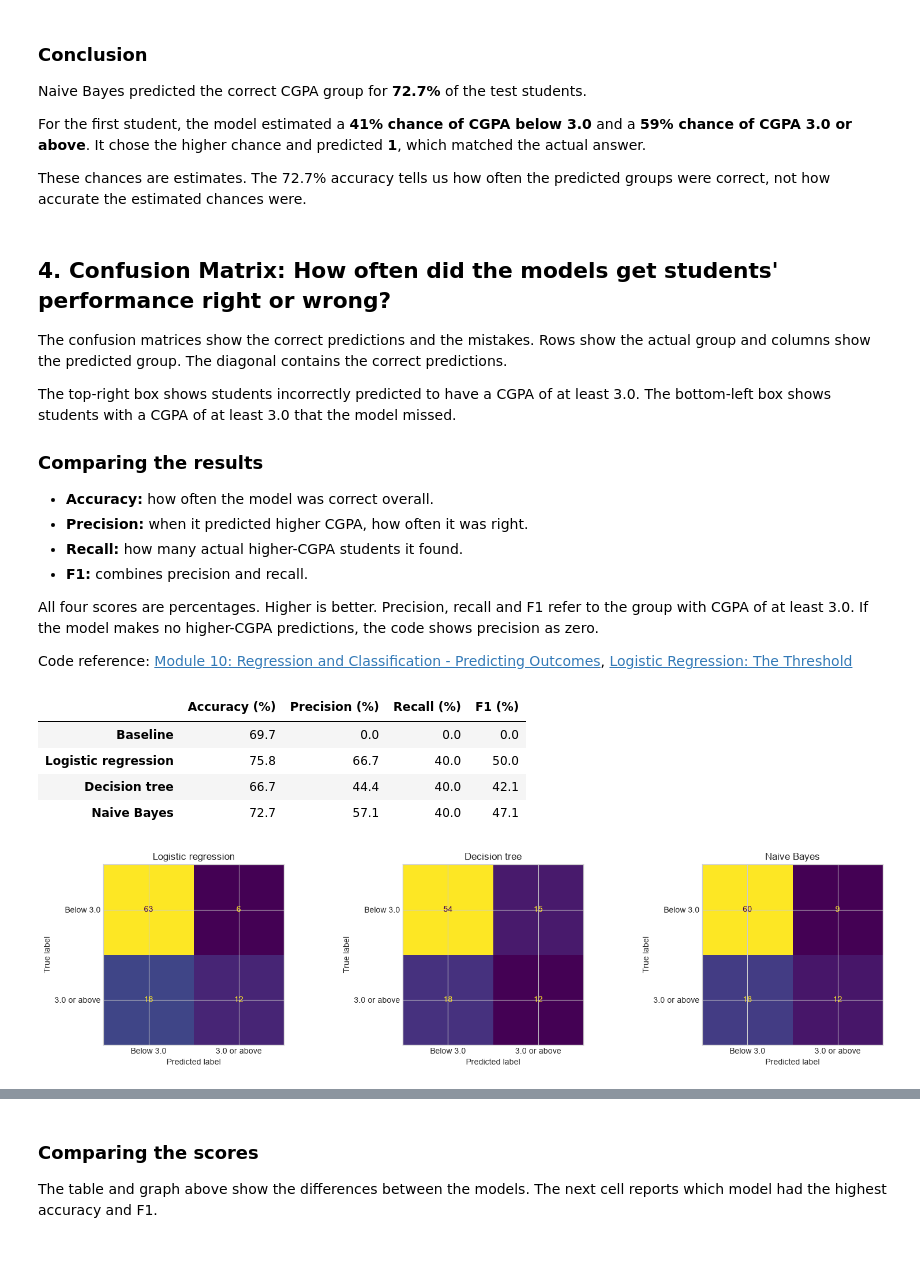
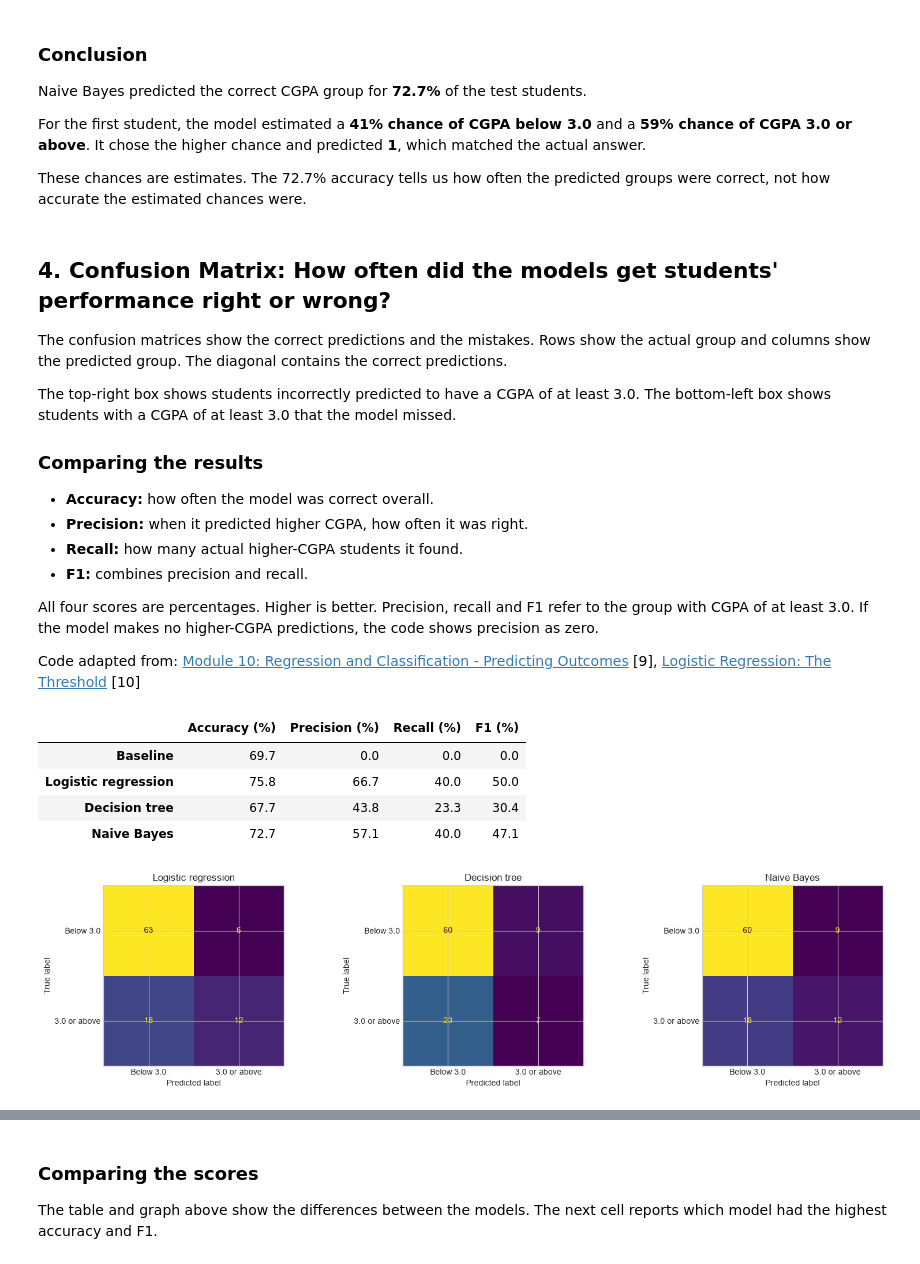
Before and after one commit to amelia720/Data-Science-Portfolio-Amelia-Hamulewicz, a Jupyter notebook: Notebooks/02-Student-Habits-and-Performance.ipynb, the cells around one changed output, grey strips where cells are left out. Cells and saved outputs as stored; diff of their text form; code cells hidden in the pictures.

```diff
--- a/Notebooks/02-Student-Habits-and-Performance.ipynb
+++ b/Notebooks/02-Student-Habits-and-Performance.ipynb
@@ -230,21 +234,15 @@ Code reference: [Decision Trees in Python Scikit-Learn: A Complete Guide For Beg
 # %%
-# Train the tree
-tree_model = DecisionTreeClassifier(
-    max_depth=4,
-    min_samples_leaf=20,
-    ccp_alpha=0.002,
-    random_state=42
-)
-tree_model.fit(Xtrain[features], Ytrain)
+# Create a tree using controls shown in reference [5]
+tree_model = DecisionTreeClassifier(max_depth=3, min_samples_leaf=20, random_state=42)
+tree_model.fit(Xtrain, Ytrain)
 
-# Check accuracy
-tree_predictions = tree_model.predict(Xtest[features])
-print('Tree Predicitons:', tree_predictions)
+# Check accuracy [6]
+tree_predictions = tree_model.predict(Xtest)
 print('Accuracy (%):',
       round(accuracy_score(Ytest, tree_predictions) * 100, 1))
 
-# Draw the tree
-plt.figure(figsize=(22, 12))
+# Draw the tree [6]
+plt.figure(figsize=(18, 8))
 boxes = plot_tree(
     tree_model,
     feature_names=['Sleep hours', 'Screen hours/day', 'Study hours/week'],
@@ -252,7 +250,7 @@ boxes = plot_tree(
     filled=True,
     rounded=True,
     impurity=False,
-    fontsize=10
+    fontsize=12
 )
 
 # Shorten the labels
@@ -356,9 +352,9 @@ The top-right box shows students incorrectly predicted to have a CGPA of at leas
 
 All four scores are percentages. Higher is better. Precision, recall and F1 refer to the group with CGPA of at least 3.0. If the model makes no higher-CGPA predictions, the code shows precision as zero.
 
-Code reference: [Module 10: Regression and Classification - Predicting Outcomes](https://scds-aub.github.io/intro2ds/modules/data201/module10-regression#part-4-model-comparison-and-evaluation-20-minutes), [Logistic Regression: The Threshold](https://ai.buas.nl/open-courses/introduction-to-ml/modules/3_modeling_and_evaluation/1_self_study/03_logistic_regression.html#the-threshold)
+Code adapted from: [Module 10: Regression and Classification - Predicting Outcomes](https://scds-aub.github.io/intro2ds/modules/data201/module10-regression#part-4-model-comparison-and-evaluation-20-minutes) [9], [Logistic Regression: The Threshold](https://ai.buas.nl/open-courses/introduction-to-ml/modules/3_modeling_and_evaluation/1_self_study/03_logistic_regression.html#the-threshold) [10]
 # %%
-# Calculate the scores for one model
+# Calculate the scores for one model [9]
 def performance(actual, predicted):
     scores = {
         'Accuracy (%)': accuracy_score(actual, predicted) * 100,
@@ -390,36 +386,34 @@ display(results.round(1))
 |  | Accuracy (%) | Precision (%) | Recall (%) | F1 (%) |
 | Baseline | 69.7 | 0.0 | 0.0 | 0.0 |
 | Logistic regression | 75.8 | 66.7 | 40.0 | 50.0 |
-| Decision tree | 66.7 | 44.4 | 40.0 | 42.1 |
+| Decision tree | 67.7 | 43.8 | 23.3 | 30.4 |
 | Naive Bayes | 72.7 | 57.1 | 40.0 | 47.1 |
 # %%
-# Store the predictions for each model
-predictions = {
-    'Logistic regression': logistic_predictions,
-    'Decision tree': tree_predictions,
-    'Naive Bayes': bayes_predictions
-}
+# Show confusion matrices for the three trained models
+model_names = ['Logistic regression', 'Decision tree', 'Naive Bayes']
 
-# Create three graph areas in one row
+# Create three graph areas in one row [9]
 fig, axes = plt.subplots(1, 3, figsize=(16, 4))
 
-# Pair each graph area with a model
-for ax, name in zip(axes, predictions):
+# Pair each graph area with a model [9]
+for ax, name in zip(axes, model_names):
+
+    # Draw the confusion matrix [10]
     ConfusionMatrixDisplay.from_predictions(
         Ytest,
         predictions[name],
         labels=[0, 1],
         display_labels=['Below 3.0', '3.0 or above'],
         ax=ax,  # Draw in the current Axes (graph area)
         colorbar=False
     )
     ax.set_title(name)
 
 # Adjust spacing and show the graphs
 plt.tight_layout()
 plt.show()
 # %% [output]
-[figure, old version]
+[figure, new version]
 # %%
 results[['Accuracy (%)', 'Recall (%)', 'F1 (%)']].plot.bar(figsize=(9, 5))
 plt.ylabel('Score (%)')
```
Also changed, not shown: parts of 17 cells of this notebook.
